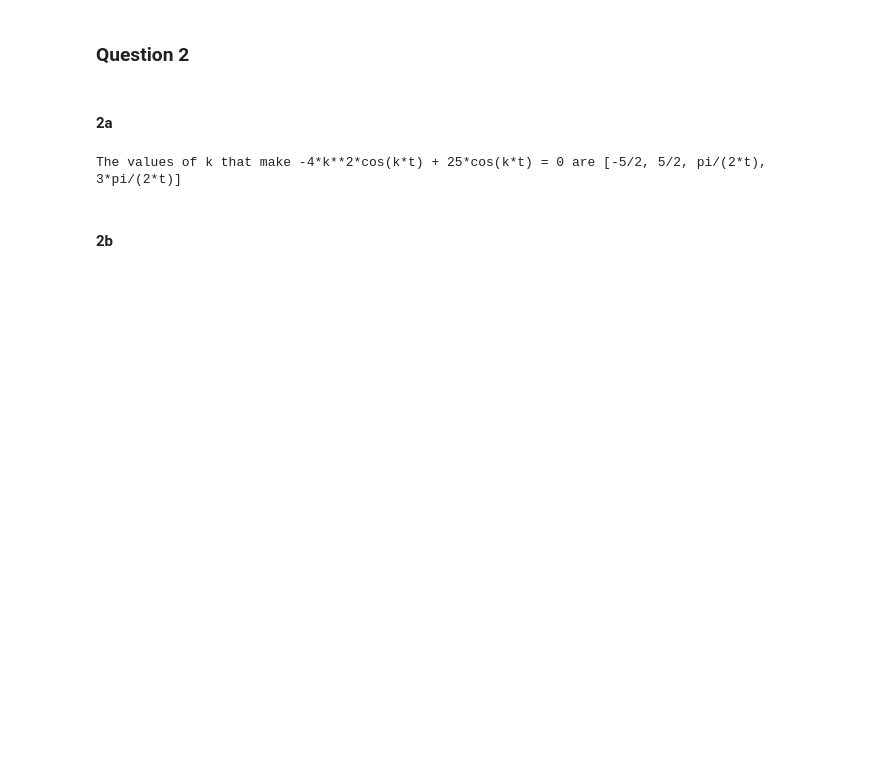
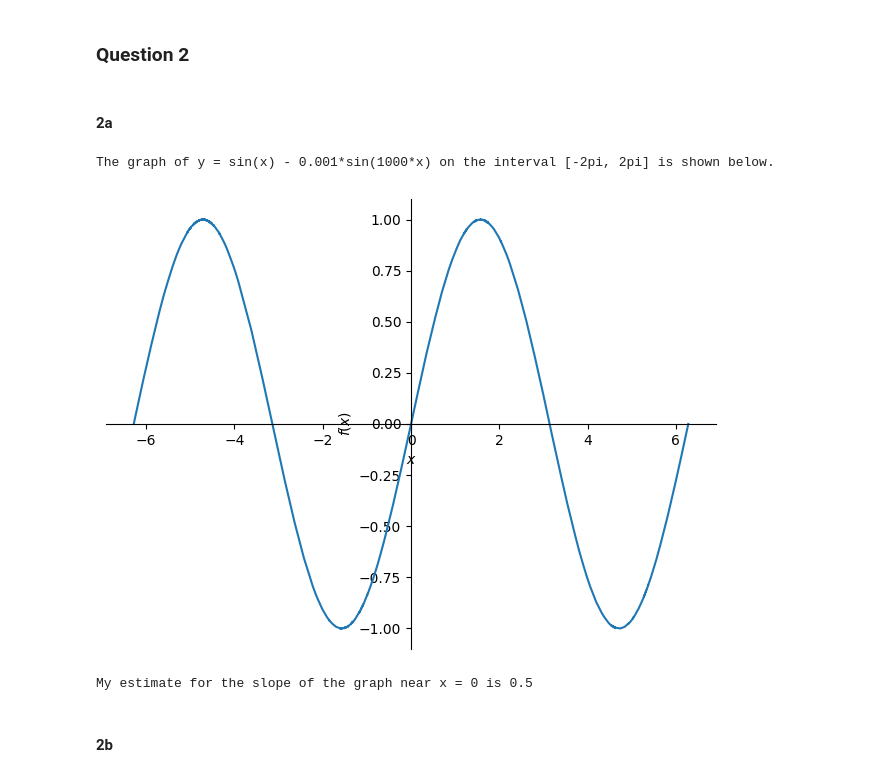
Before and after one commit to bsikar/math151, a Jupyter notebook: Lab 4/Math 151 – Python Lab 4.ipynb, the cells around one changed output. Saved outputs shown, nothing was run; the diff lists cells and outputs as text; code cells hidden in the pictures; blank space fills up the shorter version.

```diff
--- a/Lab 4/Math 151 – Python Lab 4.ipynb
+++ b/Lab 4/Math 151 – Python Lab 4.ipynb
@@ -69,17 +55,14 @@ Using our formula we can verify that the 50th derivative of (x**2 + 1)*exp(x) is
 # %% [markdown]
 #### 2a
 # %%
-# TODO verify that this works
-k, t = symbols('k t')
-y = cos(k * t)
-y_diff1 = diff(y, t)
-y_diff2 = diff(y_diff1, t)
-f = 4 * y_diff2 + 25 * y
-# what values of k make f = 0?
-solutions = solve(f, k)
-print(f'The values of k that make {f} = 0 are {solutions}')
+y = sin(x) - 1 / 1000 * sin(1000 * x)
+print(f"The graph of y = {y} on the interval [-2pi, 2pi] is shown below.")
+plot(y, (x, -2 * pi, 2 * pi))
+print(f"My estimate for the slope of the graph near x = 0 is {1/2}")
 # %% [output]
-The values of k that make -4*k**2*cos(k*t) + 25*cos(k*t) = 0 are [-5/2, 5/2, pi/(2*t), 3*pi/(2*t)]
+The graph of y = sin(x) - 0.001*sin(1000*x) on the interval [-2pi, 2pi] is shown below.
+[figure, added]
+My estimate for the slope of the graph near x = 0 is 0.5
 # %% [markdown]
 #### 2b
 # %%
```
Also changed, not shown: parts of 32 cells of this notebook.
